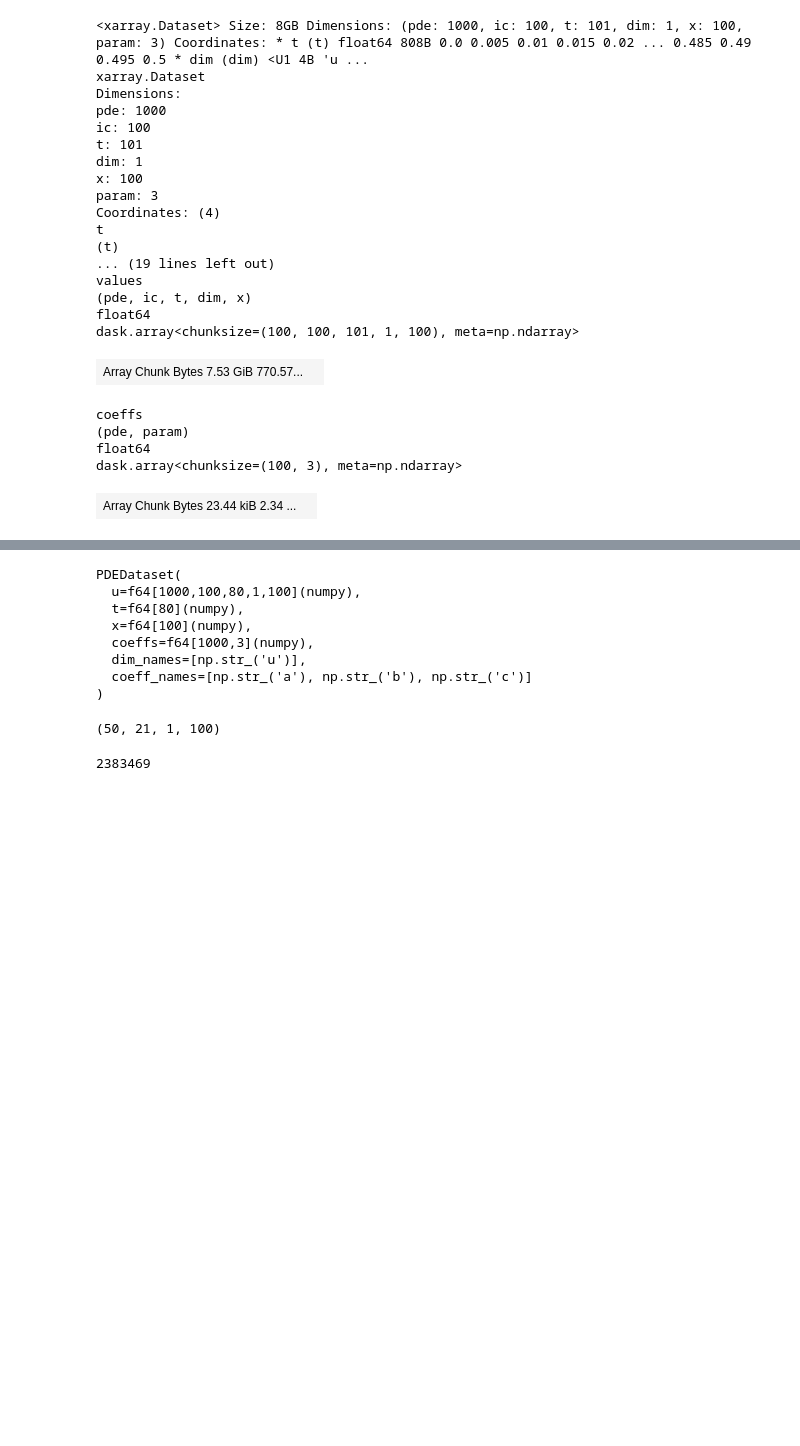
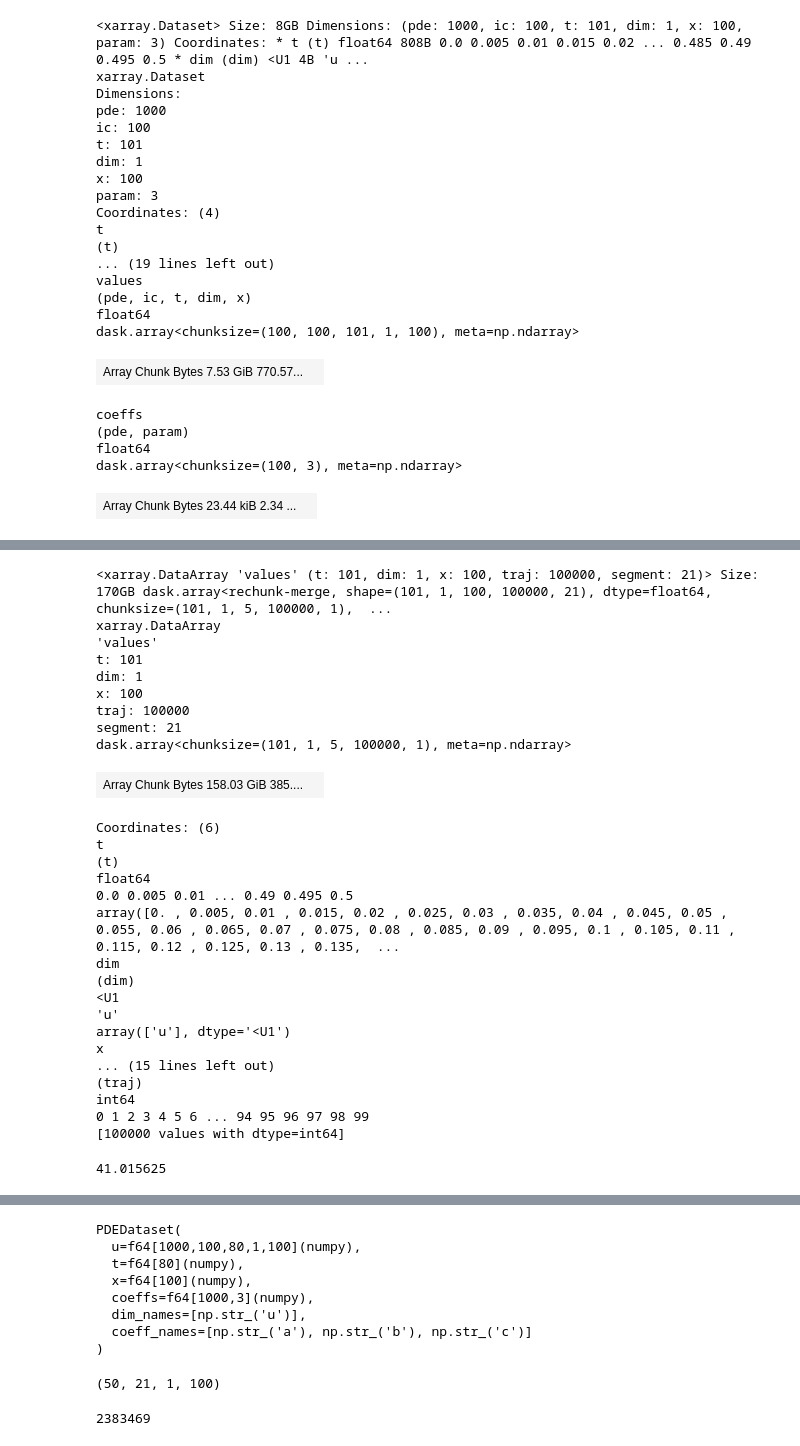
Before and after one commit to xx257xx/CONTEXT_FLUX_NO, a Jupyter notebook: notebooks/training/multiphysics_cubic.ipynb, the cells around one changed output, grey strips where cells are left out. Cells and saved outputs as stored; diff of their text form; code cells hidden in the pictures; blank space fills up the shorter version.

```diff
--- a/notebooks/training/multiphysics_cubic.ipynb
+++ b/notebooks/training/multiphysics_cubic.ipynb
@@ -57,0 +234,30 @@ dask.array<chunksize=(100, 3), meta=np.ndarray>
+# %%
+rolled["values"].chunk({"x": 5, "segment": 1, "traj": -1, "t": -1})
+# %% [output]
+<xarray.DataArray 'values' (t: 101, dim: 1, x: 100, traj: 100000, segment: 21)> Size: 170GB dask.array<rechunk-merge, shape=(101, 1, 100, 100000, 21), dtype=float64, chunksize=(101, 1, 5, 100000, 1),  ...
+xarray.DataArray
+'values'
+t: 101
+dim: 1
+x: 100
+traj: 100000
+segment: 21
+dask.array<chunksize=(101, 1, 5, 100000, 1), meta=np.ndarray>
+| Array Chunk Bytes 158.03 GiB 385.... |  |
+Coordinates: (6)
+t
+(t)
+float64
+0.0 0.005 0.01 ... 0.49 0.495 0.5
+array([0. , 0.005, 0.01 , 0.015, 0.02 , 0.025, 0.03 , 0.035, 0.04 , 0.045, 0.05 , 0.055, 0.06 , 0.065, 0.07 , 0.075, 0.08 , 0.085, 0.09 , 0.095, 0.1 , 0.105, 0.11 , 0.115, 0.12 , 0.125, 0.13 , 0.135,  ...
+dim
+(dim)
+<U1
+'u'
+array(['u'], dtype='<U1')
+x
+... (15 lines left out)
+(traj)
+int64
+0 1 2 3 4 5 6 ... 94 95 96 97 98 99
+[100000 values with dtype=int64]
@@ -57,0 +329,5 @@ dask.array<chunksize=(100, 3), meta=np.ndarray>
+# %%
+arr = next(dataiter)
+(arr.dtype.itemsize * arr.size) * 5 / (1024 * 1024)
+# %% [output]
+41.015625
```
Also changed, not shown: parts of 16 cells of this notebook, 2 other files.
